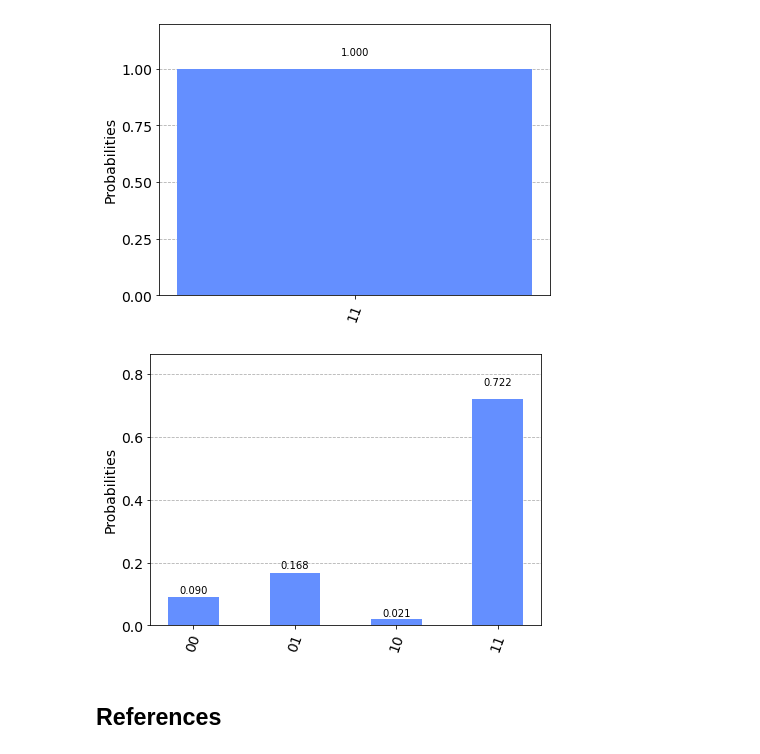
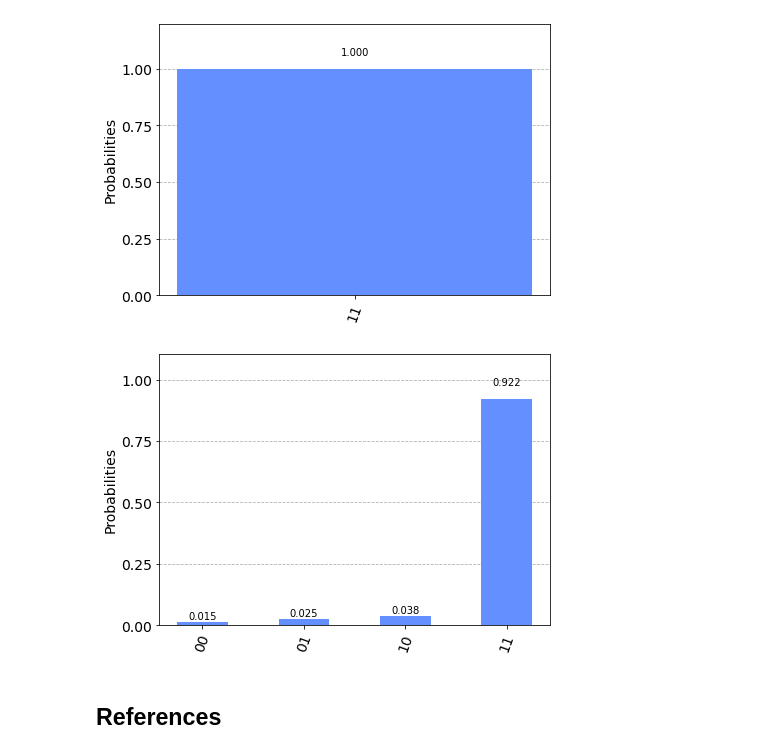
Before and after one commit to matheusmtta/Quantum-Computing, a Jupyter notebook: Algorithms/Deutsch-Josza.ipynb, the cells around one changed output. Drawn from its saved outputs; the diff is of its cells as text; code cells hidden in the pictures.

Commit message:
Adding quantum backend updated

```diff
--- a/Algorithms/Deutsch-Josza.ipynb
+++ b/Algorithms/Deutsch-Josza.ipynb
@@ -319,18 +309,18 @@ my_circuit.draw(output='mpl')
 plot_histogram(ans)
 # %% [output]
 [figure]
-# %%
-from qiskit import IBMQ
-IBMQ.load_account()
-
-provider = IBMQ.get_provider(group='open', project='main')
-backend = provider.get_backend('ibmq_vigo')
-job = execute(my_circuit, backend=backend)
-result = job.result().get_counts()
+# %%
+#Backend Quantum Backend
+provider = IBMQ.load_account()
+ibmq_backend = provider.get_backend("ibmq_lima")
+ibmq_backend.status()
+
+res = execute(my_circuit, backend=ibmq_backend, shots=atp).result()
+ans = res.get_counts()
 # %%
-plot_histogram(result)
+plot_histogram(ans)
 # %% [output]
-[figure, old version]
+[figure, new version]
 # %% [markdown]
 ## References
 # %% [markdown]
```
Also changed, not shown: parts of 3 cells of this notebook.
